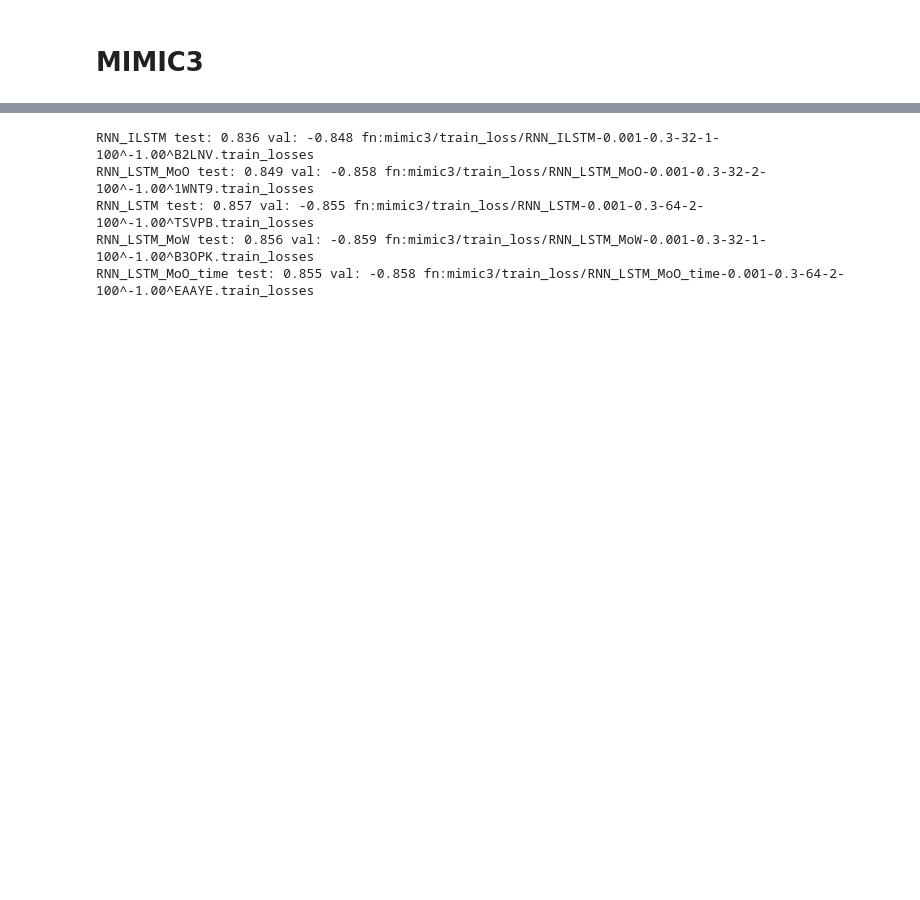
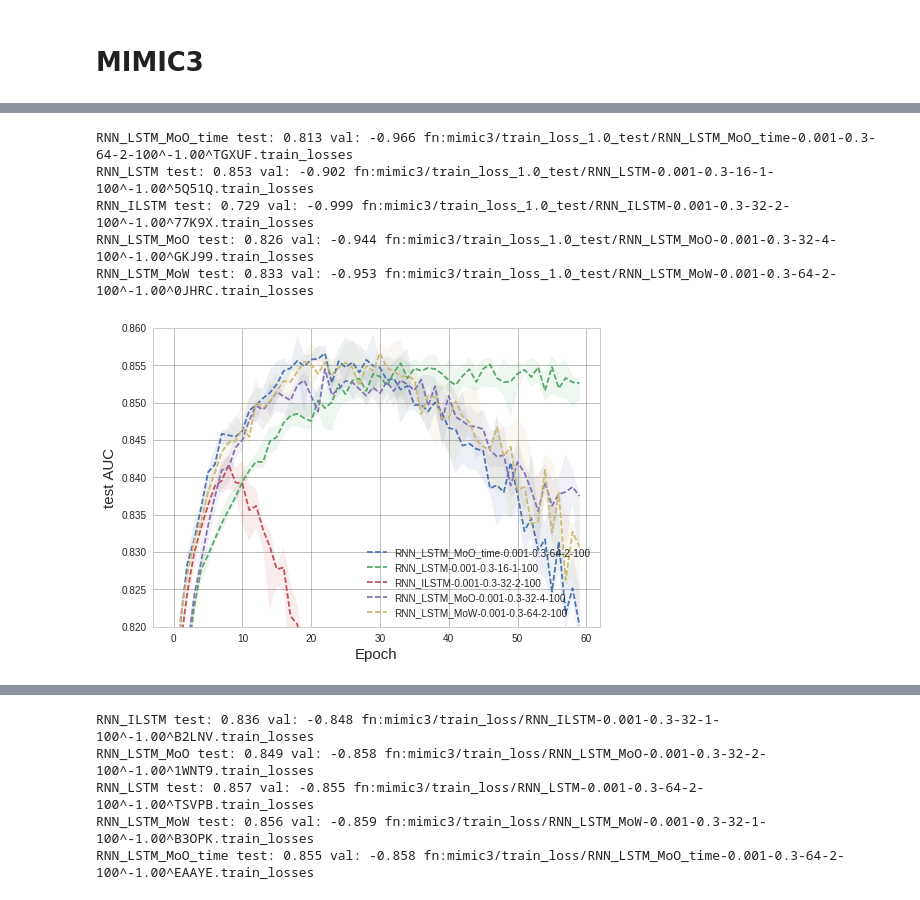
Before and after one commit to nathanwang000/sequence_fun, a Jupyter notebook: SelectivelyShareWeights_relaxedRNN.ipynb, the cells around one changed output, grey strips where cells are left out. Drawn from its saved outputs; the diff is of its cells as text; code cells hidden in the pictures; blank space fills up the shorter version.

```diff
--- a/SelectivelyShareWeights_relaxedRNN.ipynb
+++ b/SelectivelyShareWeights_relaxedRNN.ipynb
@@ -27,0 +113,9 @@ torch.set_num_threads(1)
+# %%
+plot_best_test('mimic3/train_loss_1.0_test/*.train_losses', ylabel='AUC', ylim=[0.82, 0.86], q_low=25, q_high=75)
+# %% [output]
+RNN_LSTM_MoO_time test: 0.813 val: -0.966 fn:mimic3/train_loss_1.0_test/RNN_LSTM_MoO_time-0.001-0.3-64-2-100^-1.00^TGXUF.train_losses
+RNN_LSTM test: 0.853 val: -0.902 fn:mimic3/train_loss_1.0_test/RNN_LSTM-0.001-0.3-16-1-100^-1.00^5Q51Q.train_losses
+RNN_ILSTM test: 0.729 val: -0.999 fn:mimic3/train_loss_1.0_test/RNN_ILSTM-0.001-0.3-32-2-100^-1.00^77K9X.train_losses
+RNN_LSTM_MoO test: 0.826 val: -0.944 fn:mimic3/train_loss_1.0_test/RNN_LSTM_MoO-0.001-0.3-32-4-100^-1.00^GKJ99.train_losses
+RNN_LSTM_MoW test: 0.833 val: -0.953 fn:mimic3/train_loss_1.0_test/RNN_LSTM_MoW-0.001-0.3-64-2-100^-1.00^0JHRC.train_losses
+[figure, added]
```
Also changed, not shown: parts of 7 cells of this notebook, 3 other files.
